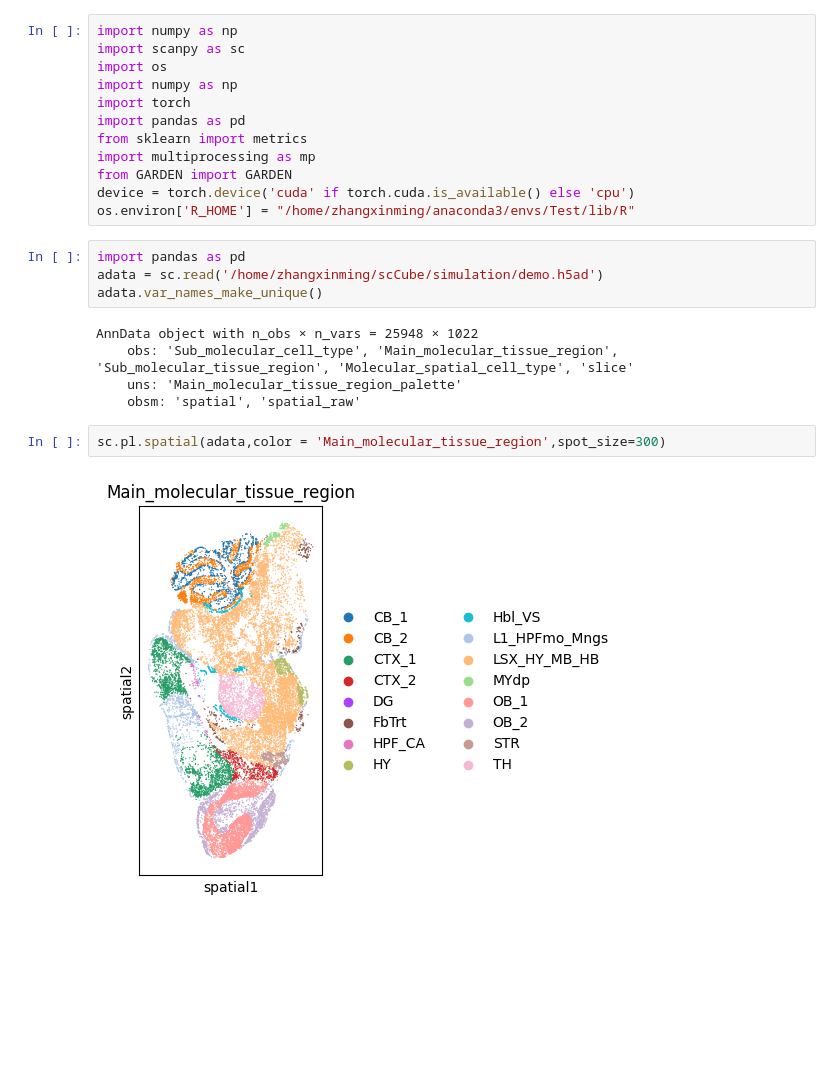
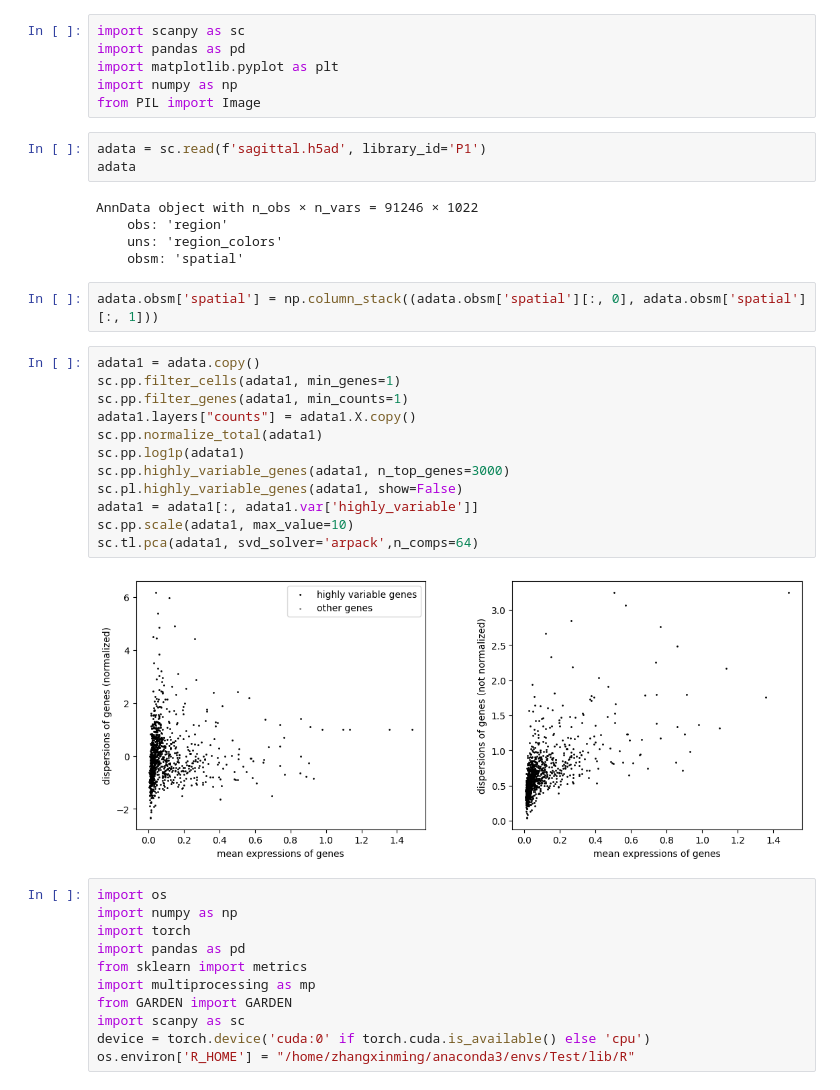
Before and after one commit to Briskzxm/GARDEN, a Jupyter notebook: Tutorial/STARmap PLUS.ipynb, the cells around one changed output. Cells and saved outputs as stored; diff of their text form; blank space fills up the shorter version.

```diff
--- a/Tutorial/STARmap PLUS.ipynb
+++ b/Tutorial/STARmap PLUS.ipynb
@@ -1,6 +1,34 @@
+# %%
+import scanpy as sc
+import pandas as pd
+import matplotlib.pyplot as plt
+import numpy as np
+from PIL import Image
+# %%
+adata = sc.read(f'sagittal.h5ad', library_id='P1')
+adata
+# %% [output]
+AnnData object with n_obs × n_vars = 91246 × 1022
+    obs: 'region'
+    uns: 'region_colors'
+    obsm: 'spatial'
+# %%
+adata.obsm['spatial'] = np.column_stack((adata.obsm['spatial'][:, 0], adata.obsm['spatial'][:, 1]))
+# %%
+adata1 = adata.copy()
+sc.pp.filter_cells(adata1, min_genes=1)
+sc.pp.filter_genes(adata1, min_counts=1)
+adata1.layers["counts"] = adata1.X.copy()
+sc.pp.normalize_total(adata1)
+sc.pp.log1p(adata1)
+sc.pp.highly_variable_genes(adata1, n_top_genes=3000)
+sc.pl.highly_variable_genes(adata1, show=False)
+adata1 = adata1[:, adata1.var['highly_variable']]
+sc.pp.scale(adata1, max_value=10)
+sc.tl.pca(adata1, svd_solver='arpack',n_comps=64)
+# %% [output]
+[figure, added]
 # %%
-import numpy as np
-import scanpy as sc
 import os
 import numpy as np
 import torch
@@ -8,18 +36,6 @@ import pandas as pd
 from sklearn import metrics
 import multiprocessing as mp
 from GARDEN import GARDEN
-device = torch.device('cuda' if torch.cuda.is_available() else 'cpu')
+import scanpy as sc
+device = torch.device('cuda:0' if torch.cuda.is_available() else 'cpu')
 os.environ['R_HOME'] = "/home/zhangxinming/anaconda3/envs/Test/lib/R"
-# %%
-import pandas as pd
-adata = sc.read('/home/zhangxinming/scCube/simulation/demo.h5ad')
-adata.var_names_make_unique()
-# %% [output]
-AnnData object with n_obs × n_vars = 25948 × 1022
-    obs: 'Sub_molecular_cell_type', 'Main_molecular_tissue_region', 'Sub_molecular_tissue_region', 'Molecular_spatial_cell_type', 'slice'
-    uns: 'Main_molecular_tissue_region_palette'
-    obsm: 'spatial', 'spatial_raw'
-# %%
-sc.pl.spatial(adata,color = 'Main_molecular_tissue_region',spot_size=300)
-# %% [output]
-[figure, removed]
```
Also changed, not shown: parts of 6 cells of this notebook.
